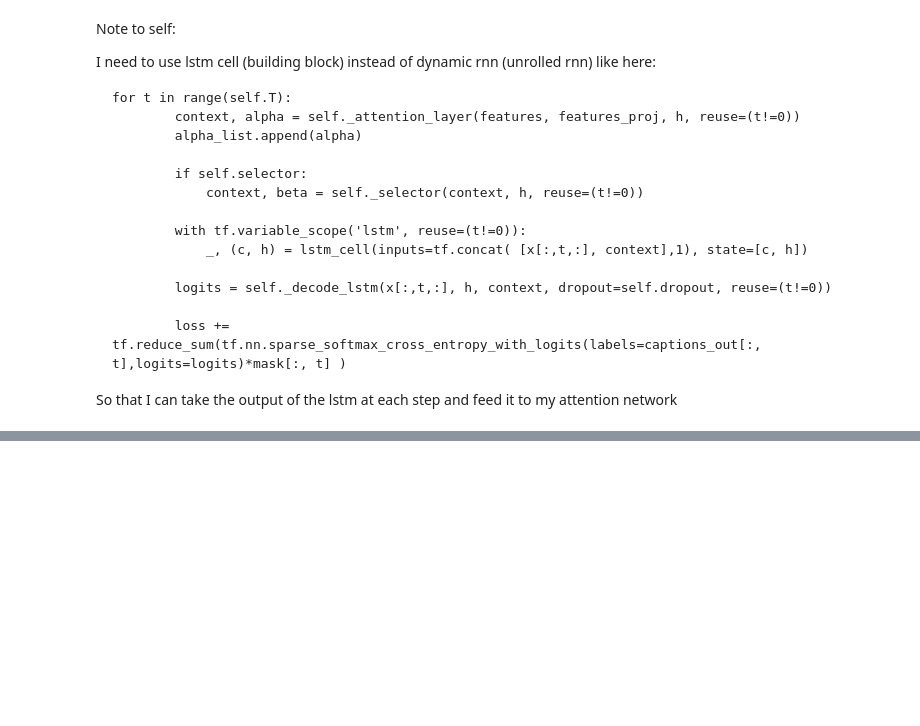
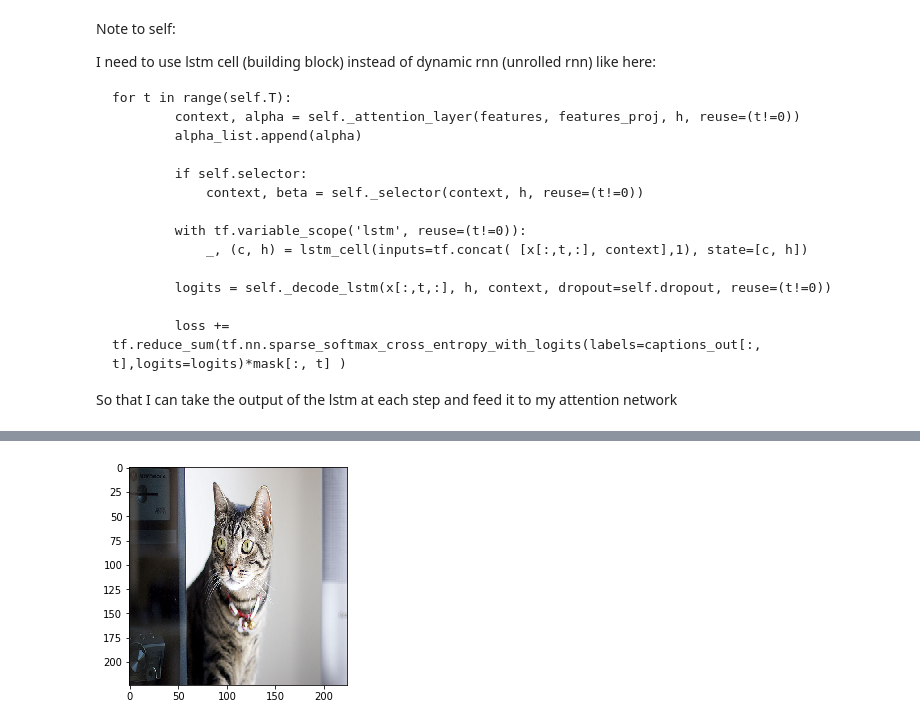
Before and after one commit to m3h0w/visual-attention-cnn-and-eye-tracking, a Jupyter notebook: Soft attention.ipynb, the cells around one changed output, grey strips where cells are left out. Drawn from its saved outputs; the diff is of its cells as text; code cells hidden in the pictures; blank space fills up the shorter version.

Commit message:
Soft attention working with visualization

```diff
--- a/Soft attention.ipynb
+++ b/Soft attention.ipynb
@@ -201,8 +294,7 @@ init_l = tf.local_variables_initializer()
 # %%
-X_train, X_test, y_train, y_test = train_test_split(X, y, test_size=0.1, stratify=y)
-X_train.shape, y_train.shape, X_test.shape, y_test.shape
-n_epochs = 10
-batch_size = 32
+# X_train, X_test, y_train, y_test = train_test_split(X, y, test_size=0.1, stratify=y)
+# X_train.shape, y_train.shape, X_test.shape, y_test.shape
+
 
 with tf.Session() as sess:
     sess.run(init_g)
@@ -219,10 +311,11 @@ with tf.Session() as sess:
                                                         })
 #             print(acc)
 
-        _, acc = sess.run([train_op, accuracy], feed_dict={
+        _, acc, c_s_, h_s_, context_, atts_, test_proba_ = sess.run([train_op, accuracy, c_s, h_s, context, attentions, probabilites], feed_dict={
                                                 X_input: X_test,
                                                 labels: y_test
                                             })
         print(acc)
+#         print(atts_[0])
 # %% [output]
 Epoch: 0
@@ -265,3 +359,10 @@ I need to use lstm cell (building block) instead of dynamic rnn (unrolled rnn) l
             loss += tf.reduce_sum(tf.nn.sparse_softmax_cross_entropy_with_logits(labels=captions_out[:, t],logits=logits)*mask[:, t] )
 
 So that I can take the output of the lstm at each step and feed it to my attention network
+# %%
+atts_ = np.array(atts_)
+# %%
+def get_att(t, n):
+    return atts_[t, n, :]
+
+get_att(0, 0)
@@ -267,0 +383,2 @@ So that I can take the output of the lstm at each step and feed it to my attenti
+# %%
+org_images = np.array(org_images)
@@ -267,0 +389,62 @@ So that I can take the output of the lstm at each step and feed it to my attenti
+# %%
+from scipy import signal
+from scipy import ndimage
+
+image_n = 0
+for t in range(atts_.shape[0]):
+    img_index = test_index[image_n]
+    proba_res = test_proba_[image_n]
+    print(proba_res)
+    print(np.array(['dog', 'sofa', 'cat'])[np.argmax(proba_res)])
+
+    chosen_img = org_images[img_index].copy()
+    chosen_attention = get_att(t,image_n)
+    attended_patch = np.argmax(chosen_attention)
+
+    plt.imshow(chosen_img)
+    plt.show()
+
+    result = np.zeros_like(chosen_img)
+    for attended_patch_n in range(T):
+        att_prob = chosen_attention[attended_patch_n]
+#         print(att_prob)
+#         print(attended_patch)
+#         print(attended_patch_n/(IMG_SIZE/PATCH_WIDTH))
+#         print(int(attended_patch%(IMG_SIZE/PATCH_WIDTH)))
+        row = int(attended_patch_n/(IMG_SIZE/PATCH_WIDTH))
+        col = int(attended_patch_n%(IMG_SIZE/PATCH_WIDTH))
+#         print(row, col)
+        from_y = row*PATCH_WIDTH
+        to_y = from_y+PATCH_WIDTH
+
+        from_x = col*PATCH_WIDTH
+        to_x = from_x+PATCH_WIDTH
+#         print(from_x, from_y)
+        result[from_y:to_y, from_x:to_x, :] = np.ones_like(result[from_x:to_x,from_y:to_y,:]) * 255 * att_prob
+
+#         cropped_img = chosen_img[from_x:to_x,
+#                     from_y:to_y,:]
+#         chosen_img[from_x:to_x,
+#                     from_y:to_y,:] = cropped_img * att_prob + 100
+#         print(adjusted_img.shape)
+
+
+#     scharr = np.array([[ 0, 0,  0],
+#                        [0, 1, 0],
+#                        [ 0, 0,  0]]) # Gx + j*Gy
+#     adjusted_img = signal.convolve2d(adjusted_img[:,:,0], scharr, boundary='symm', mode='same')
+#     print(adjusted_img.max())
+    plt.imshow(chosen_img)
+    plt.show()
+
+    result = result / 255.
+    chosen_img = chosen_img / 255.
+    result = ndimage.gaussian_filter(result, sigma=8) * 8
+    result[result > 1] = 1
+    res = normalize(0.3 * chosen_img + result)
+    plt.imshow(res)
+    plt.show()
+
+    plt.bar(range(atts_.shape[2]), chosen_attention)
+    plt.show()
+# %% [output]
@@ -267,0 +453 @@ So that I can take the output of the lstm at each step and feed it to my attenti
+[figure, added]
```
Also changed, not shown: parts of 22 cells of this notebook, 1 other file.
